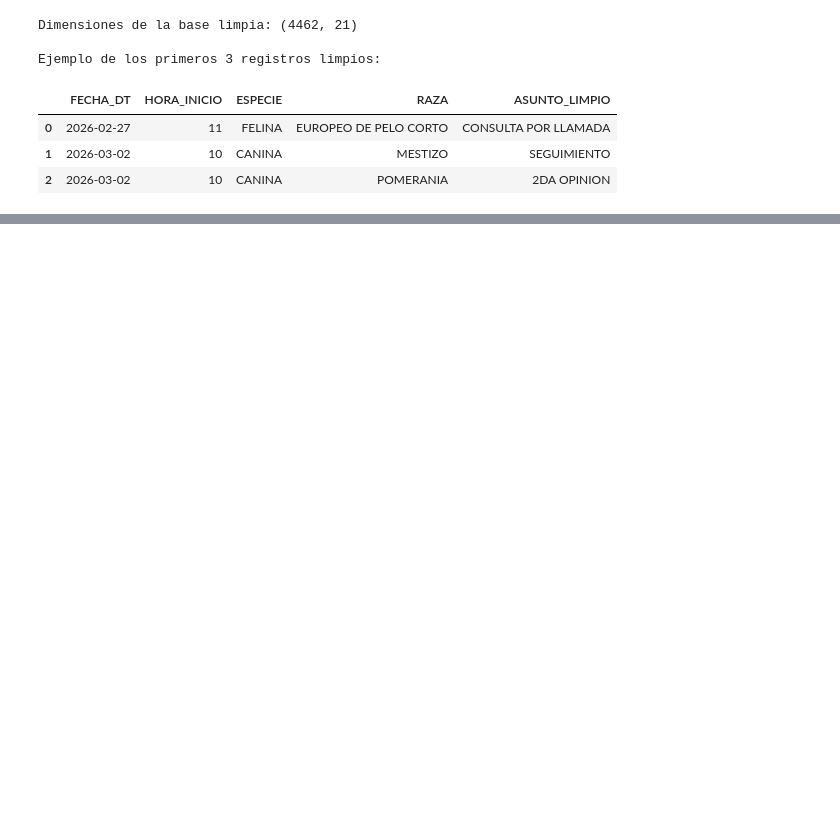
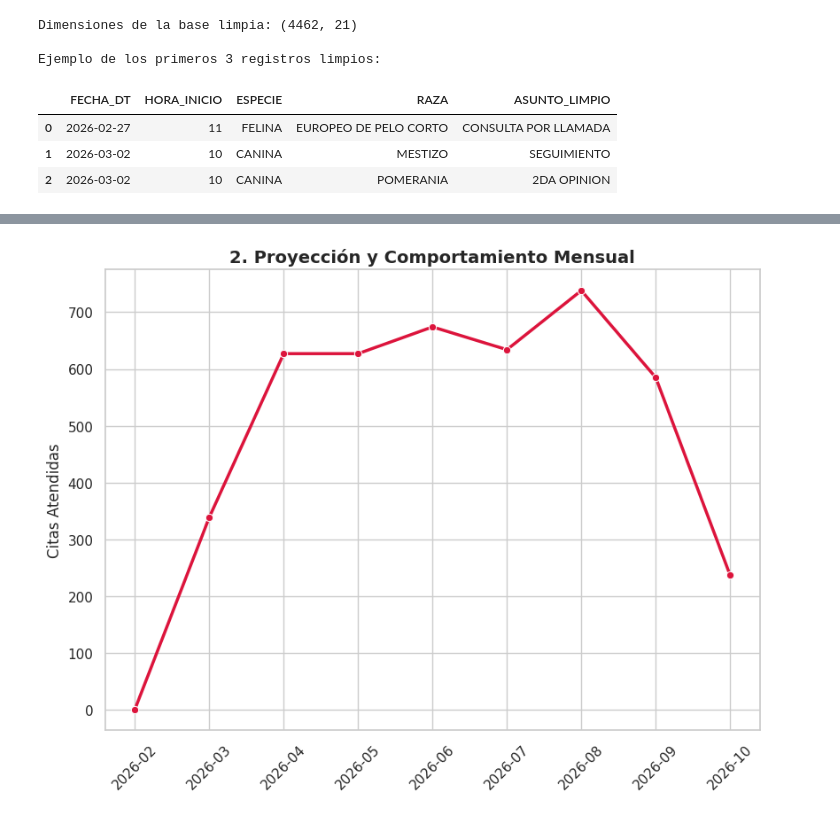
Before and after one commit to Tonioord/TGVH-DS, a Jupyter notebook: TGVH.ipynb, the cells around one changed output, grey strips where cells are left out. Cells and saved outputs as stored; diff of their text form; code cells hidden in the pictures; blank space fills up the shorter version.

```diff
--- a/TGVH.ipynb
+++ b/TGVH.ipynb
@@ -192,0 +123,17 @@ Passing `palette` without assigning `hue` is deprecated and will be removed in v
+# %%
+# 2. Comportamiento Mensual
+ax2 = plt.subplot(4, 2, 2)
+df_mensual = df['FECHA_DT'].dt.to_period('M').value_counts().sort_index().reset_index()
+df_mensual.columns = ['Mes', 'Citas']
+df_mensual['Mes'] = df_mensual['Mes'].astype(str)
+sns.lineplot(data=df_mensual, x='Mes', y='Citas', marker='o', color='crimson', linewidth=2.5, ax=ax2)
+ax2.set_title('2. Proyección y Comportamiento Mensual', fontsize=14, fontweight='bold')
+ax2.tick_params(axis='x', rotation=45)
+ax2.set_ylabel('Citas Atendidas')
+ax2.set_xlabel('')
+
+
+plt.tight_layout()
+plt.show()
+# %% [output]
+[figure, added]
```
Also changed, not shown: parts of 11 cells of this notebook.
